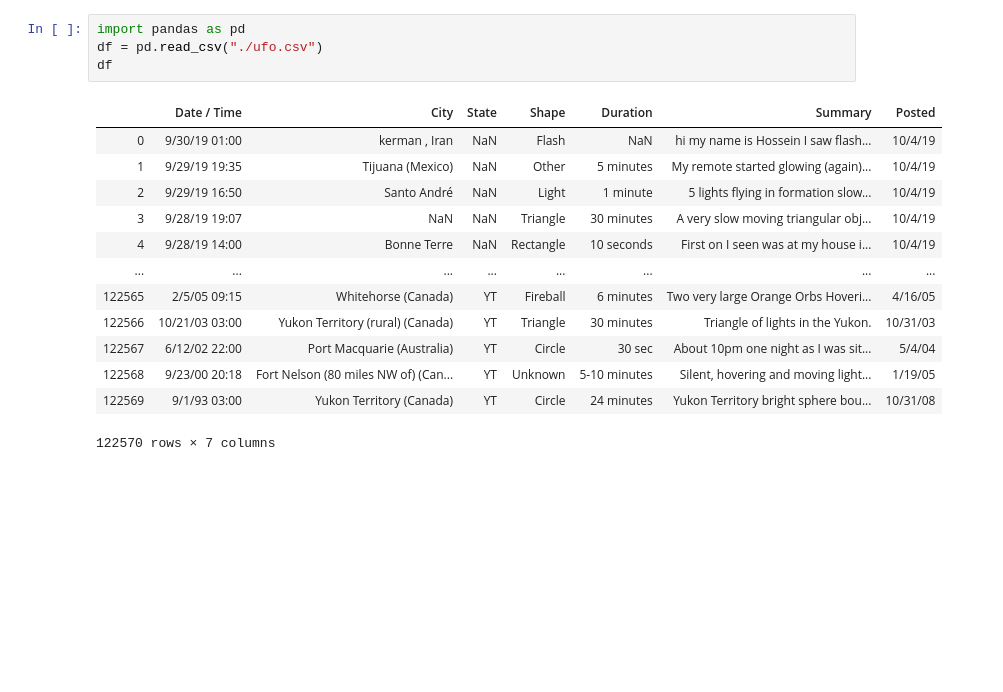
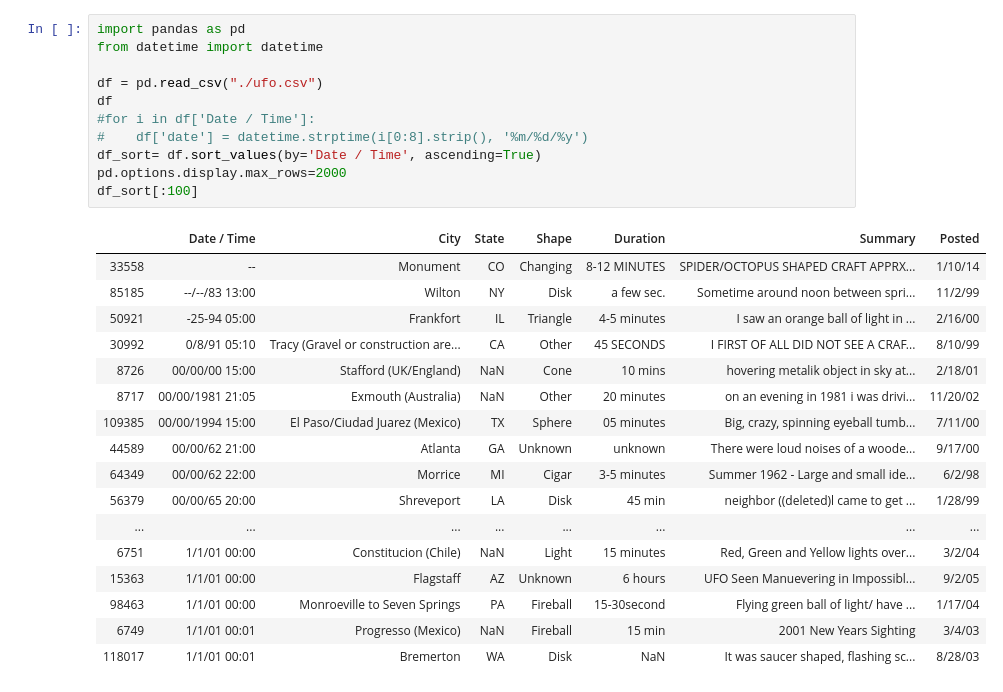
Before and after one commit to jcarles/webcrawler, a Jupyter notebook: nuforc.ipynb, the cells around one changed output. Drawn from its saved outputs; the diff is of its cells as text; blank space fills up the shorter version.

```diff
--- a/nuforc.ipynb
+++ b/nuforc.ipynb
@@ -1,18 +1,29 @@
-# %%
-import pandas as pd
-df = pd.read_csv("./ufo.csv")
-df
-# %% [output]
-|  | Date / Time | City | State | Shape | Duration | Summary | Posted |
-| 0 | 9/30/19 01:00 | kerman , Iran | NaN | Flash | NaN | hi my name is Hossein I saw flash... | 10/4/19 |
-| 1 | 9/29/19 19:35 | Tijuana (Mexico) | NaN | Other | 5 minutes | My remote started glowing (again)... | 10/4/19 |
-| 2 | 9/29/19 16:50 | Santo André | NaN | Light | 1 minute | 5 lights flying in formation slow... | 10/4/19 |
-| 3 | 9/28/19 19:07 | NaN | NaN | Triangle | 30 minutes | A very slow moving triangular obj... | 10/4/19 |
-| 4 | 9/28/19 14:00 | Bonne Terre | NaN | Rectangle | 10 seconds | First on I seen was at my house i... | 10/4/19 |
-| ... | ... | ... | ... | ... | ... | ... | ... |
-| 122565 | 2/5/05 09:15 | Whitehorse (Canada) | YT | Fireball | 6 minutes | Two very large Orange Orbs Hoveri... | 4/16/05 |
-| 122566 | 10/21/03 03:00 | Yukon Territory (rural) (Canada) | YT | Triangle | 30 minutes | Triangle of lights in the Yukon. | 10/31/03 |
-| 122567 | 6/12/02 22:00 | Port Macquarie (Australia) | YT | Circle | 30 sec | About 10pm one night as I was sit... | 5/4/04 |
-| 122568 | 9/23/00 20:18 | Fort Nelson (80 miles NW of) (Can... | YT | Unknown | 5-10 minutes | Silent, hovering and moving light... | 1/19/05 |
-| 122569 | 9/1/93 03:00 | Yukon Territory (Canada) | YT | Circle | 24 minutes | Yukon Territory bright sphere bou... | 10/31/08 |
-122570 rows × 7 columns
+# %%
+import pandas as pd
+from datetime import datetime
+
+df = pd.read_csv("./ufo.csv")
+df
+#for i in df['Date / Time']:
+#    df['date'] = datetime.strptime(i[0:8].strip(), '%m/%d/%y')
+df_sort= df.sort_values(by='Date / Time', ascending=True)
+pd.options.display.max_rows=2000
+df_sort[:100]
+# %% [output]
+|  | Date / Time | City | State | Shape | Duration | Summary | Posted |
+| 33558 | -- | Monument | CO | Changing | 8-12 MINUTES | SPIDER/OCTOPUS SHAPED CRAFT APPRX... | 1/10/14 |
+| 85185 | --/--/83 13:00 | Wilton | NY | Disk | a few sec. | Sometime around noon between spri... | 11/2/99 |
+| 50921 | -25-94 05:00 | Frankfort | IL | Triangle | 4-5 minutes | I saw an orange ball of light in ... | 2/16/00 |
+| 30992 | 0/8/91 05:10 | Tracy (Gravel or construction are... | CA | Other | 45 SECONDS | I FIRST OF ALL DID NOT SEE A CRAF... | 8/10/99 |
+| 8726 | 00/00/00 15:00 | Stafford (UK/England) | NaN | Cone | 10 mins | hovering metalik object in sky at... | 2/18/01 |
+| 8717 | 00/00/1981 21:05 | Exmouth (Australia) | NaN | Other | 20 minutes | on an evening in 1981 i was drivi... | 11/20/02 |
+| 109385 | 00/00/1994 15:00 | El Paso/Ciudad Juarez (Mexico) | TX | Sphere | 05 minutes | Big, crazy, spinning eyeball tumb... | 7/11/00 |
+| 44589 | 00/00/62 21:00 | Atlanta | GA | Unknown | unknown | There were loud noises of a woode... | 9/17/00 |
+| 64349 | 00/00/62 22:00 | Morrice | MI | Cigar | 3-5 minutes | Summer 1962 - Large and small ide... | 6/2/98 |
+| 56379 | 00/00/65 20:00 | Shreveport | LA | Disk | 45 min | neighbor ((deleted)l came to get ... | 1/28/99 |
+| ... | ... | ... | ... | ... | ... | ... | ... |
+| 6751 | 1/1/01 00:00 | Constitucion (Chile) | NaN | Light | 15 minutes | Red, Green and Yellow lights over... | 3/2/04 |
+| 15363 | 1/1/01 00:00 | Flagstaff | AZ | Unknown | 6 hours | UFO Seen Manuevering in Impossibl... | 9/2/05 |
+| 98463 | 1/1/01 00:00 | Monroeville to Seven Springs | PA | Fireball | 15-30second | Flying green ball of light/ have ... | 1/17/04 |
+| 6749 | 1/1/01 00:01 | Progresso (Mexico) | NaN | Fireball | 15 min | 2001 New Years Sighting | 3/4/03 |
+| 118017 | 1/1/01 00:01 | Bremerton | WA | Disk | NaN | It was saucer shaped, flashing sc... | 8/28/03 |
```
Also changed, not shown: 2 other files.
